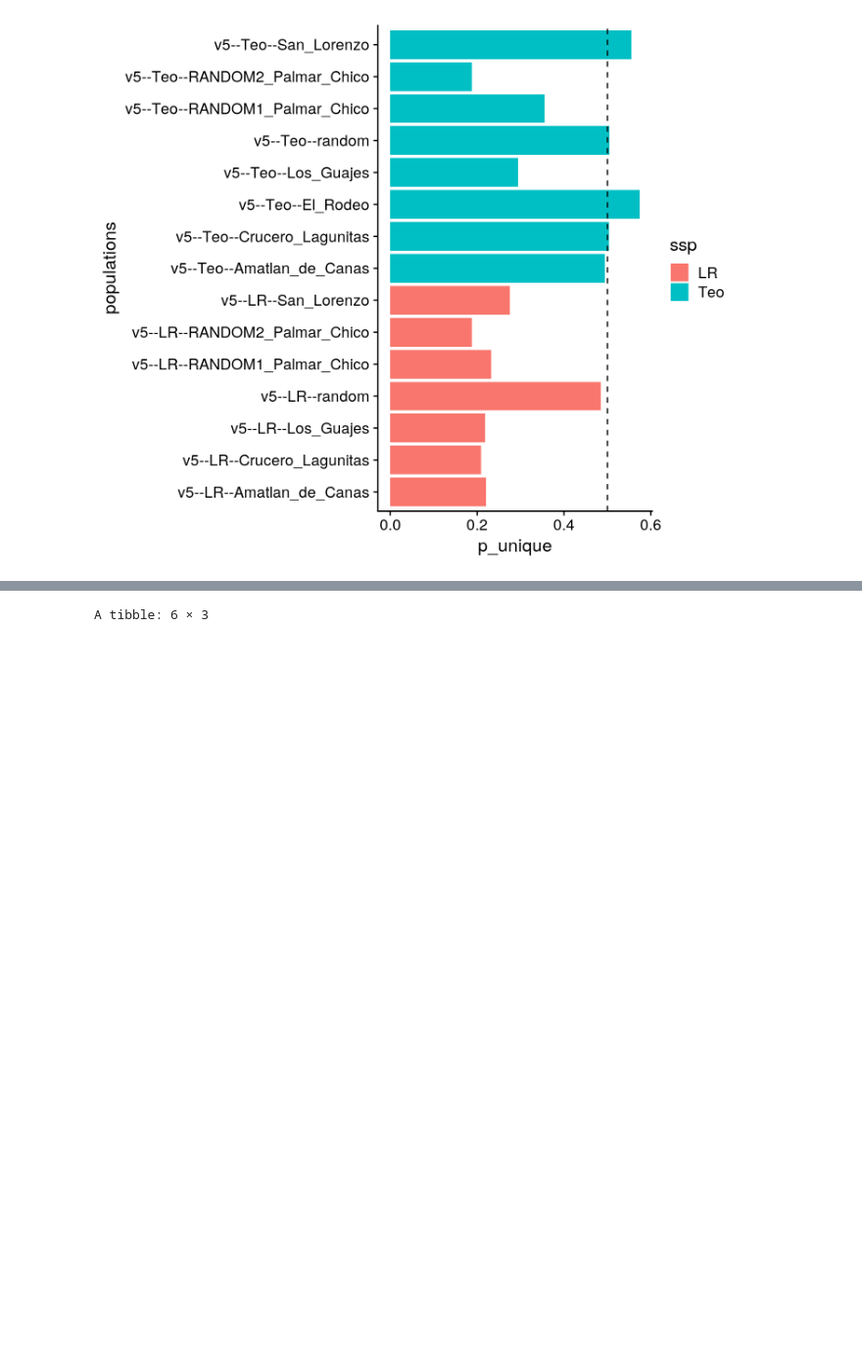
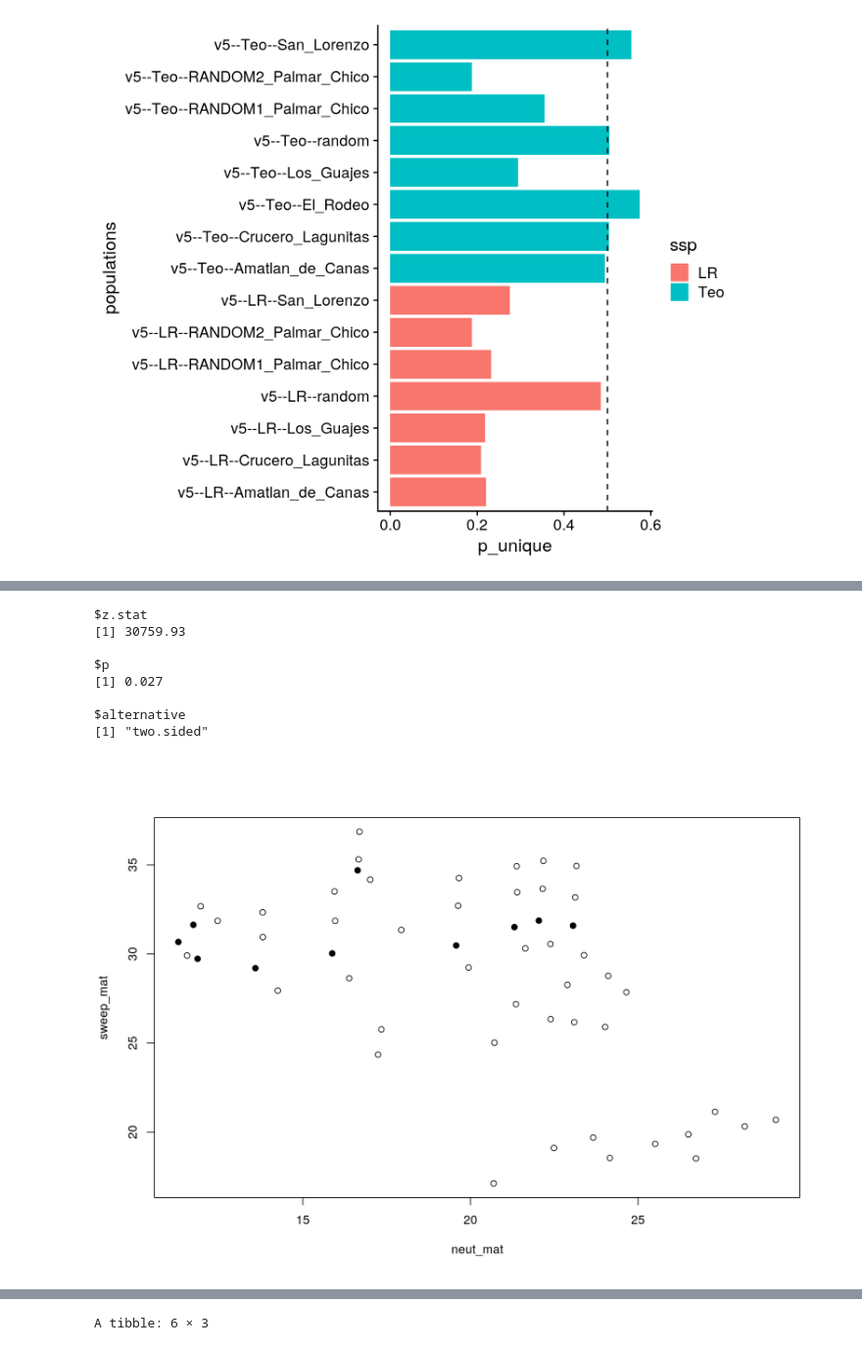
Before and after one commit to silastittes/parv_local, a Jupyter notebook: notebooks/Raisd_sharing_rdmc .ipynb, the cells around one changed output, grey strips where cells are left out. Shown at 98% size. Drawn from its saved outputs; the diff is of its cells as text; code cells hidden in the pictures; blank space fills up the shorter version.

```diff
--- a/notebooks/Raisd_sharing_rdmc .ipynb
+++ b/notebooks/Raisd_sharing_rdmc .ipynb
@@ -478,0 +460,23 @@ sample estimates:
+# %%
+#DO SYMPATRIC PAIRS STAND OUT?
+#NO!
+
+simple_pop <- str_remove_all(tree_pops, "(v5--LR--|v5--Teo--)")
+
+plot(neut_mat, sweep_mat)
+walk(simple_pop, ~{
+    ppair <- which(simple_pop == .x)
+    points(as.matrix(neut_mat)[ppair], as.matrix(sweep_mat)[ppair], pch = 19)
+})
+
+mantel.test(as.matrix(neut_mat), as.matrix(sweep_mat))
+# %% [output]
+$z.stat
+[1] 30759.93
+
+$p
+[1] 0.027
+
+$alternative
+[1] "two.sided"
+[figure, added]
```
Also changed, not shown: parts of 4 cells of this notebook, 12 other files.
